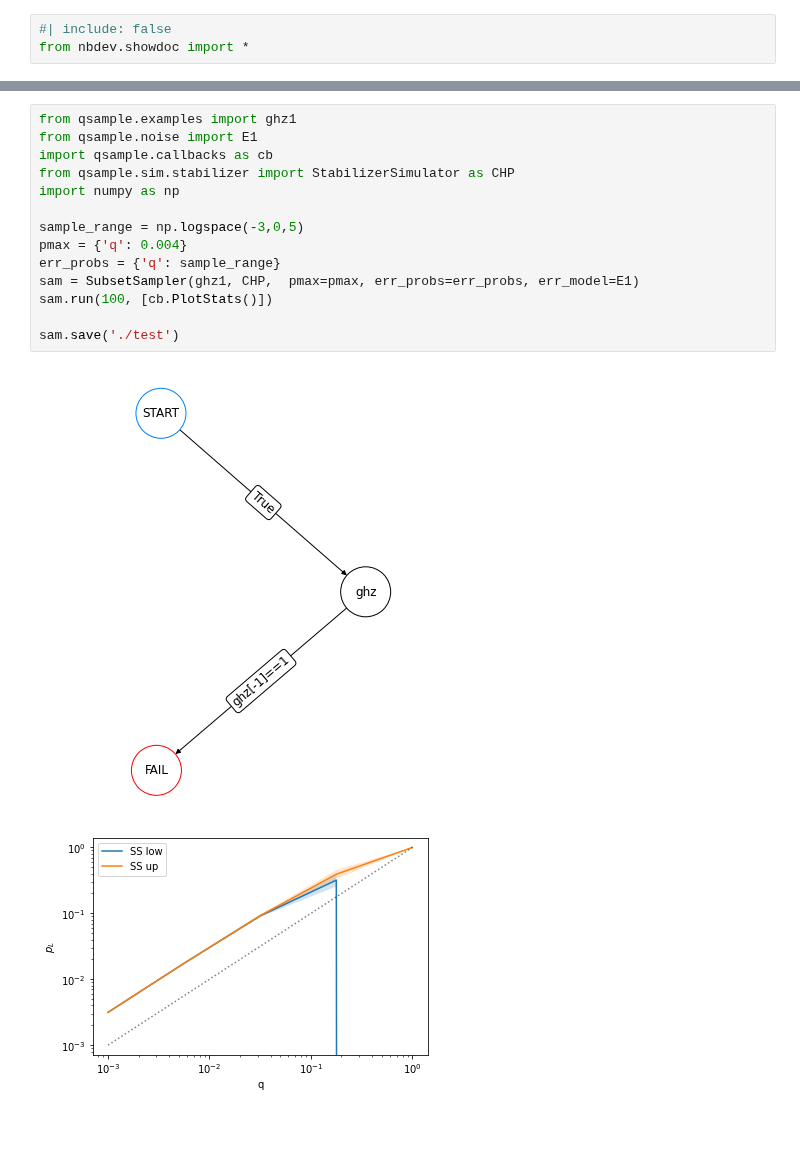
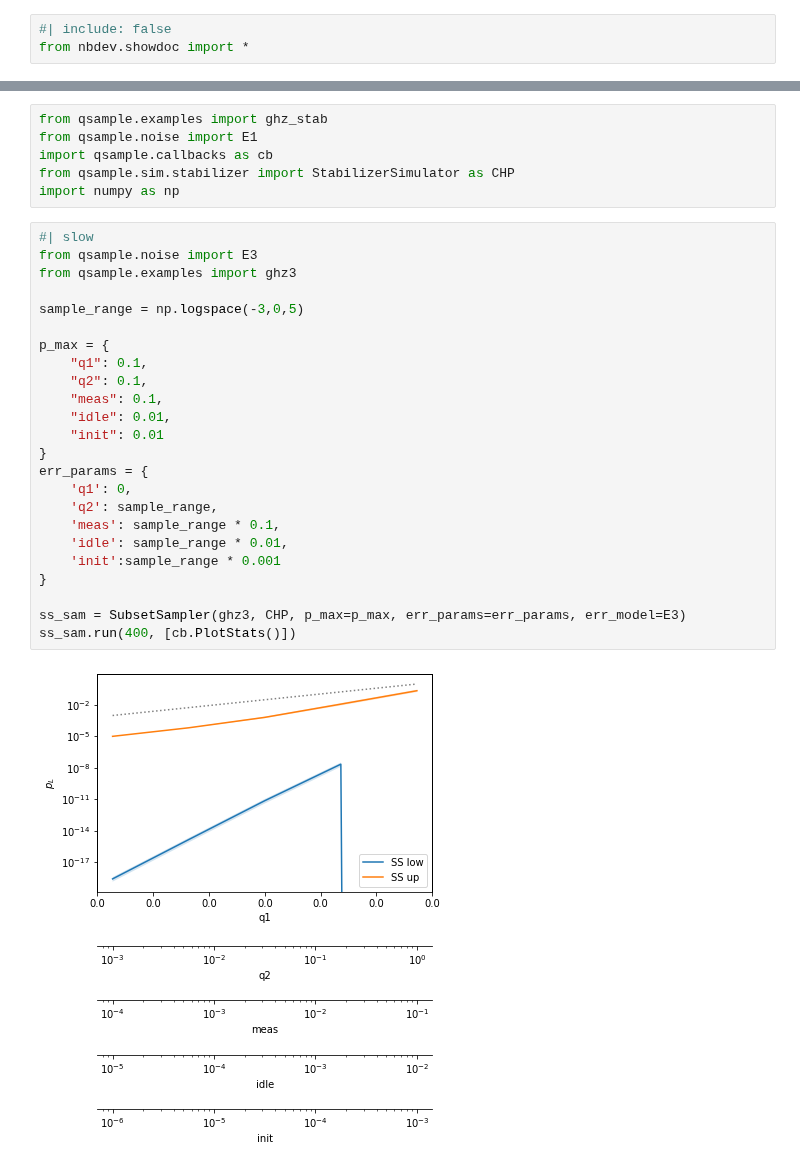
Before and after one commit to dpwinter/qsample, a Jupyter notebook: nbs/06d_sampler.subset.ipynb, the cells around one changed output, grey strips where cells are left out. Drawn from its saved outputs; the diff is of its cells as text; blank space fills up the shorter version.

Commit message:
Refactored circuit, protocol, subset sampler; next: direct sampler, erv subset sampler, adjust callbacks

```diff
--- a/nbs/06d_sampler.subset.ipynb
+++ b/nbs/06d_sampler.subset.ipynb
@@ -156,20 +332,35 @@ class SubsetSamplerERV(SubsetSampler):
         locgrps = self.protocol_groups[circuit.id]
         flocs = self.err_model.choose_w(locgrps, subset)
         return {'subset': subset, 'flocs': flocs, 'erv': erv}
-# %%
-from qsample.examples import ghz1
-from qsample.noise import E1
-import qsample.callbacks as cb
-from qsample.sim.stabilizer import StabilizerSimulator as CHP
-import numpy as np
-
-sample_range = np.logspace(-3,0,5)
-pmax = {'q': 0.004}
-err_probs = {'q': sample_range}
-sam = SubsetSampler(ghz1, CHP,  pmax=pmax, err_probs=err_probs, err_model=E1)
-sam.run(100, [cb.PlotStats()])
-
-sam.save('./test')
-# %% [output]
-[figure, removed]
-[figure, removed]
+# %%
+from qsample.examples import ghz_stab
+from qsample.noise import E1
+import qsample.callbacks as cb
+from qsample.sim.stabilizer import StabilizerSimulator as CHP
+import numpy as np
+# %%
+#| slow
+from qsample.noise import E3
+from qsample.examples import ghz3
+
+sample_range = np.logspace(-3,0,5)
+
+p_max = {
+    "q1": 0.1,
+    "q2": 0.1,
+    "meas": 0.1,
+    "idle": 0.01,
+    "init": 0.01
+}
+err_params = {
+    'q1': 0,
+    'q2': sample_range,
+    'meas': sample_range * 0.1,
+    'idle': sample_range * 0.01,
+    'init':sample_range * 0.001
+}
+
+ss_sam = SubsetSampler(ghz3, CHP, p_max=p_max, err_params=err_params, err_model=E3)
+ss_sam.run(400, [cb.PlotStats()])
+# %% [output]
+[figure, added]
```
Also changed, not shown: parts of 4 cells of this notebook, 7 other files.
